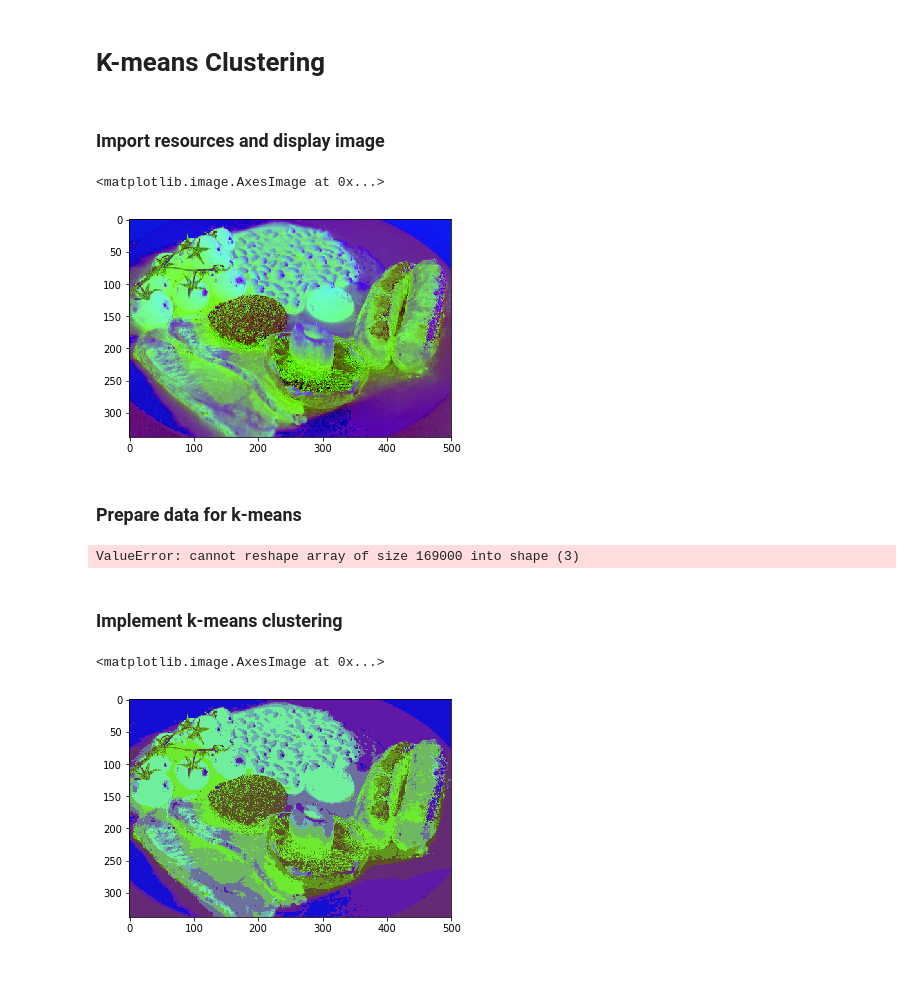
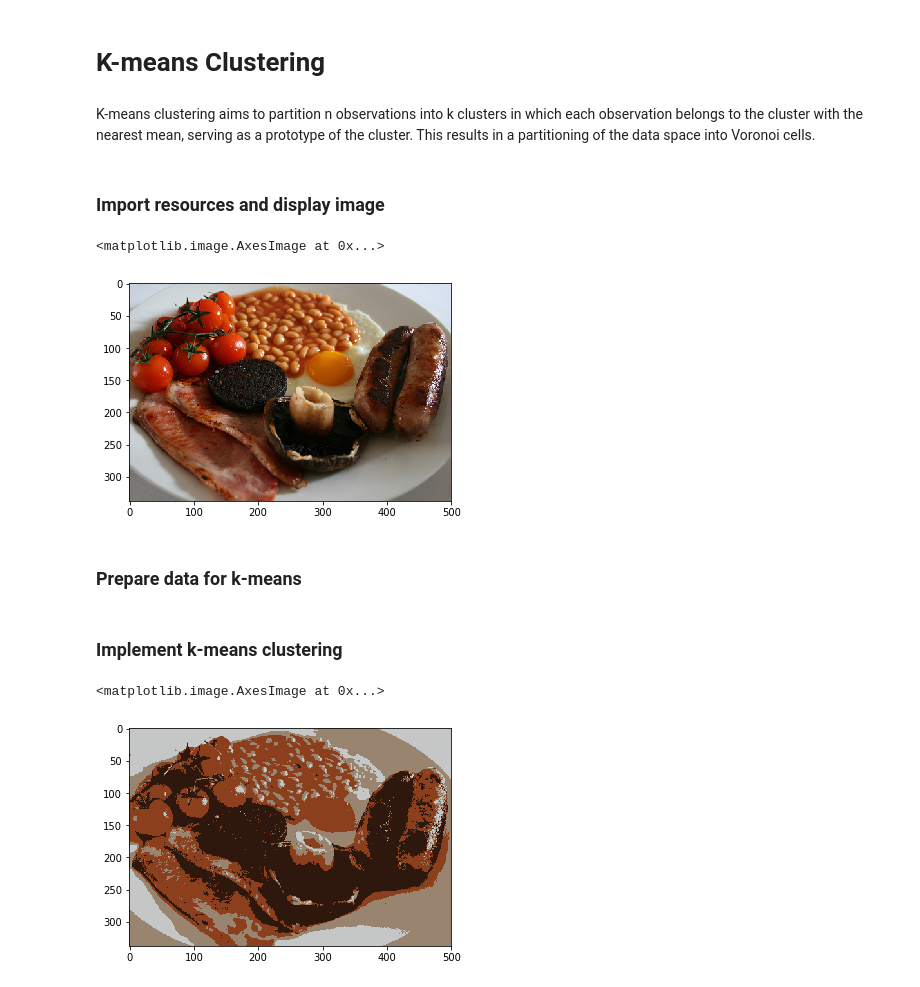
Before and after one commit to riiduan/Kodakone, a Jupyter notebook: segmentation/K-means.ipynb, the cells around one changed output. Drawn from its saved outputs; the diff is of its cells as text; code cells hidden in the pictures.

```diff
--- a/segmentation/K-means.ipynb
+++ b/segmentation/K-means.ipynb
@@ -1,26 +15,25 @@
 # %% [markdown]
 # K-means Clustering
+# %% [markdown]
+K-means clustering aims to partition n observations into k clusters in which each observation belongs to the cluster with the nearest mean, serving as a prototype of the cluster.
+This results in a partitioning of the data space into Voronoi cells.
 # %% [markdown]
 ### Import resources and display image
 # %%
 import numpy as np
 import matplotlib.pyplot as plt
 import cv2
-
+from io import BytesIO
+import PIL
+from IPython.display import display, Image
 %matplotlib inline
 
-# Read in the image
-## TODO: Check out the images directory to see other images you can work with
-# And select one!
 image = cv2.imread('a2.jpg')
 
-# Change color to RGB (from BGR)
-#image = cv2.cvtColor(image, cv2.COLOR_BGR2RGB)
-image = cv2.cvtColor(image, cv2.COLOR_RGB2HSV)
-#image= hsv[:,:,2]
-#image = cv2.Canny(image,100,200)
+# Change color to HSV (from BGR)
+image = cv2.cvtColor(image, cv2.COLOR_RGB2BGR)
 
 plt.imshow(image)
 # %% [output]
 <matplotlib.image.AxesImage at 0x...>
-[figure, old version]
+[figure, new version]
@@ -27,34 +48,33 @@ plt.imshow(image)
 # %% [markdown]
 ### Prepare data for k-means
 # %%
-# Reshape image into a 2D array of pixels and 3 color values (RGB)
+# Reshape image into a 2D array of pixels and 3 color values
 pixel_vals = image.reshape((-1,3))
 
 # Convert to float type
 pixel_vals = np.float32(pixel_vals)
-# %% [output]
-ValueError: cannot reshape array of size 169000 into shape (3)
 # %% [markdown]
 ### Implement k-means clustering
 # %%
-# define stopping criteria
-# you can change the number of max iterations for faster convergence!
-criteria = (cv2.TERM_CRITERIA_EPS + cv2.TERM_CRITERIA_MAX_ITER, 100, 0.2)
 
-## TODO: Select a value for k
+criteria = (cv2.TERM_CRITERIA_EPS + cv2.TERM_CRITERIA_MAX_ITER, 200, 2)
+
+
 # then perform k-means clustering
-k = 10
-retval, labels, centers = cv2.kmeans(pixel_vals, k, None, criteria, 10, cv2.KMEANS_RANDOM_CENTERS)
+k = 4
+retval, labels, centers = cv2.kmeans(pixel_vals, k, None, criteria, 14, cv2.KMEANS_RANDOM_CENTERS)
 
 # convert data into 8-bit values
 centers = np.uint8(centers)
 segmented_data = centers[labels.flatten()]
 
 # reshape data into the original image dimensions
 segmented_image = segmented_data.reshape((image.shape))
 labels_reshape = labels.reshape(image.shape[0], image.shape[1])
 
+copyCluster= labels_reshape
+
 plt.imshow(segmented_image)
 # %% [output]
 <matplotlib.image.AxesImage at 0x...>
-[figure, old version]
+[figure, new version]
```
Also changed, not shown: parts of 23 cells of this notebook, 13 other files.
